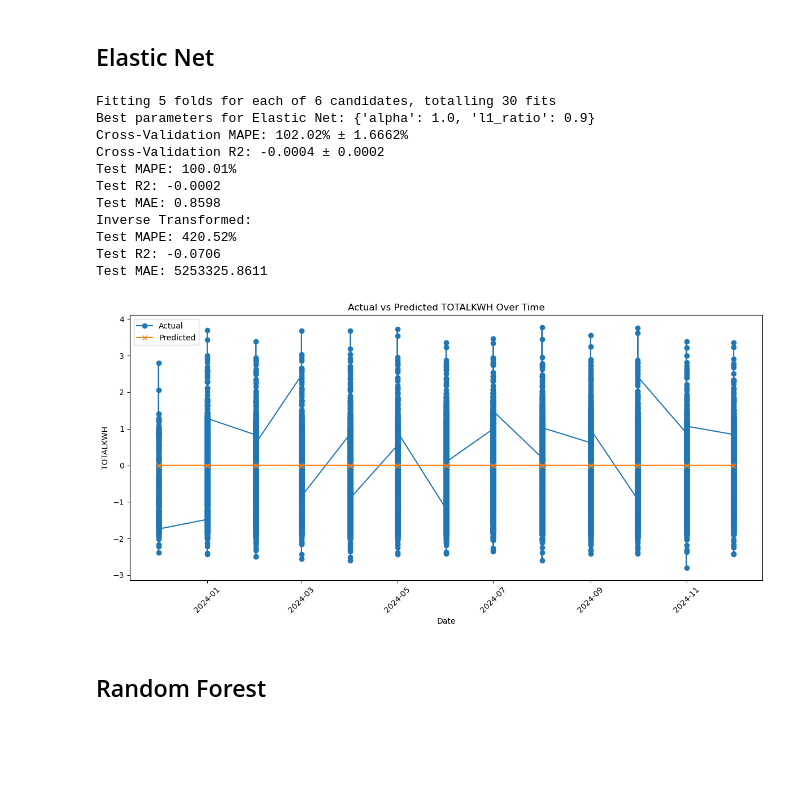
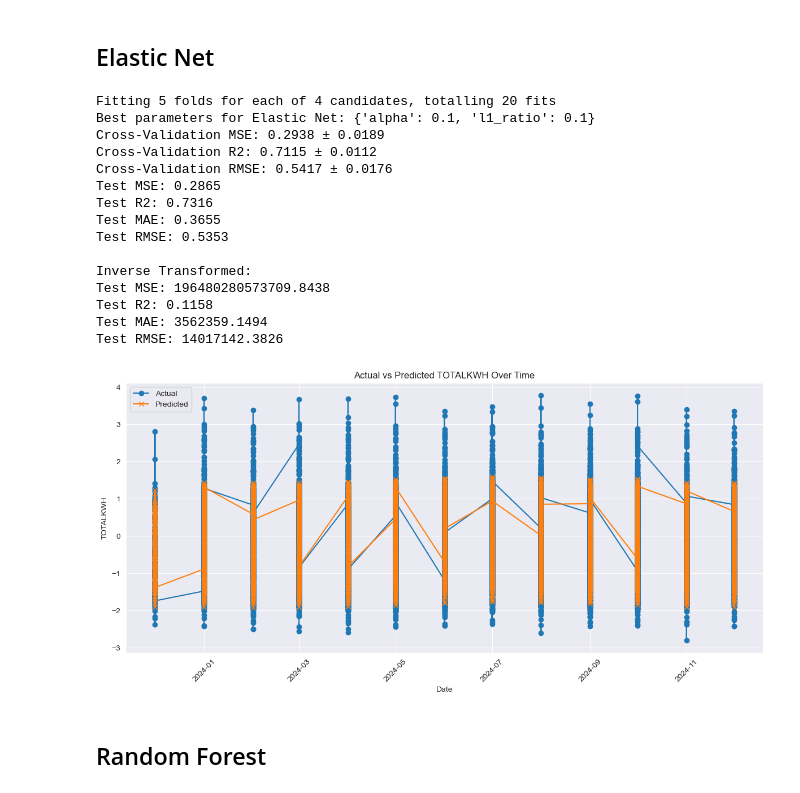
Before and after one commit to kaia-hu/Energy_Load_Forcasting, a Jupyter notebook: time_series_modeling-2.ipynb, the cells around one changed output. Cells and saved outputs as stored; diff of their text form; code cells hidden in the pictures; blank space fills up the shorter version.

```diff
--- a/time_series_modeling-2.ipynb
+++ b/time_series_modeling-2.ipynb
@@ -97,17 +97,18 @@ def train_and_cv(model, param_grid, X_train, y_train, fold, model_name):
     - cv_metrics: dict, cross-validation metrics
     """
     tscv = TimeSeriesSplit(n_splits=fold)
-    mape_scorer = make_scorer(mean_absolute_percentage_error, greater_is_better=False)
+    mse_scorer = make_scorer(mean_squared_error, greater_is_better=False)
     scoring = {
-        'mape': mape_scorer,
-        'r2': 'r2'
+        'mse': mse_scorer,
+        'r2': 'r2',
+        'rmse': 'neg_root_mean_squared_error',
     }
     grid_search = GridSearchCV(
         model,
         param_grid,
         cv=tscv,
         scoring=scoring,
-        refit='mape',
+        refit='rmse',
         n_jobs=-1,
         verbose=3
     )
@@ -122,8 +123,10 @@ def train_and_cv(model, param_grid, X_train, y_train, fold, model_name):
     # Collect cross-validation metrics
     cv_metrics = {
         'model_name': model_name,
-        'mape_cv_mean': -grid_search.cv_results_['mean_test_mape'][best_idx],
-        'mape_cv_std': grid_search.cv_results_['std_test_mape'][best_idx],
+        'mse_cv_mean': -grid_search.cv_results_['mean_test_mse'][best_idx],
+        'mse_cv_std': grid_search.cv_results_['std_test_mse'][best_idx],
+        'rmse_cv_mean': -grid_search.cv_results_['mean_test_rmse'][best_idx],
+        'rmse_cv_std': grid_search.cv_results_['std_test_rmse'][best_idx],
         'r2_cv_mean': grid_search.cv_results_['mean_test_r2'][best_idx],
         'r2_cv_std': grid_search.cv_results_['std_test_r2'][best_idx],
     }
@@ -140,21 +143,23 @@ def evaluate(model, X_test, y_test):
     - y_test: testing labels
 
     Returns:
-    - mape, r2, mae: evaluation metrics
+    - mse, r2, mae: evaluation metrics
     """
     y_pred = model.predict(X_test)
-    mape = mean_absolute_percentage_error(y_test, y_pred)
+    mse = mean_squared_error(y_test, y_pred)
     mae = mean_absolute_error(y_test, y_pred)
+    rmse = root_mean_squared_error(y_test, y_pred)
     r2 = r2_score(y_test, y_pred)
 
     # Inverse transform predictions and actual values
     y_test_original = inverse_yeo_johnson(yeo_Johnson, y_test)
     y_pred_original = inverse_yeo_johnson(yeo_Johnson, y_pred)
-    mape_original = mean_absolute_percentage_error(y_test_original, y_pred_original)
+    mse_original = mean_squared_error(y_test_original, y_pred_original)
     mae_original = mean_absolute_error(y_test_original, y_pred_original)
+    rmse_original = root_mean_squared_error(y_test_original, y_pred_original)
     r2_original = r2_score(y_test_original, y_pred_original)
 
-    return (mape, r2, mae), (mape_original, r2_original, mae_original)
+    return (mse, r2, mae, rmse), (mse_original, r2_original, mae_original, rmse_original)
 
 def modeling(model, dataset, param_grid, fold, model_name):
     """
@@ -166,7 +171,6 @@ def modeling(model, dataset, param_grid, fold, model_name):
     - param_grid: dict, grid of hyperparameters
     - fold: int, number of folds
     - model_name: str, model name
-    - cat_col: list, categorical columns (optional)
 
     Returns:
     - best_model: trained best model
@@ -175,19 +179,22 @@ def modeling(model, dataset, param_grid, fold, model_name):
     X_train, y_train, X_test, y_test = dataset
 
     best_model, metrics_row = train_and_cv(model, param_grid, X_train, y_train, fold, model_name)
-    print(f"Cross-Validation MAPE: {metrics_row['mape_cv_mean'] * 100:.2f}% ± {metrics_row['mape_cv_std'] * 100:.4f}%")
+    print(f"Cross-Validation MSE: {metrics_row['mse_cv_mean']:.4f} ± {metrics_row['mse_cv_std']:.4f}")
     print(f"Cross-Validation R2: {metrics_row['r2_cv_mean']:.4f} ± {metrics_row['r2_cv_std']:.4f}")
+    print(f"Cross-Validation RMSE: {metrics_row['rmse_cv_mean']:.4f} ± {metrics_row['rmse_cv_std']:.4f}")
 
     metrics_test, metrics_test_original = evaluate(best_model, X_test, y_test)
-    mape_test, r2_test, mae_test = metrics_test
-    mape_test_original, r2_test_original, mae_test_original = metrics_test_original
-    print(f"Test MAPE: {mape_test * 100:.2f}%")
+    mse_test, r2_test, mae_test, rmse_test = metrics_test
+    mse_test_original, r2_test_original, mae_test_original, rmse_test_original = metrics_test_original
+    print(f"Test MSE: {mse_test:.4f}")
     print(f"Test R2: {r2_test:.4f}")
     print(f"Test MAE: {mae_test:.4f}")
-    print('Inverse Transformed:')
-    print(f"Test MAPE: {mape_test_original * 100:.2f}%")
+    print(f"Test RMSE: {rmse_test:.4f}")
+    print('\nInverse Transformed:')
+    print(f"Test MSE: {mse_test_original:.4f}")
     print(f"Test R2: {r2_test_original:.4f}")
     print(f"Test MAE: {mae_test_original:.4f}")
+    print(f"Test RMSE: {rmse_test_original:.4f}")
 
     return best_model, metrics_row
 
@@ -242,26 +253,30 @@ Test MAE: 3536064.1416
 # %%
 from sklearn.linear_model import ElasticNet
 elastic_net = ElasticNet(random_state=42)
 param_grid_en = {
-    'alpha': [0.1, 1.0],  # Regularization strength
-    'l1_ratio': [0.1, 0.5, 0.9]  # Mix ratio between L1 and L2 regularization
+    'alpha': [0.1, 0.5],  # Regularization strength
+    'l1_ratio': [0.1, 0.5]  # Mix ratio between L1 and L2 regularization
 }
 best_model, _ = modeling(elastic_net, all_data, param_grid_en, 5, 'Elastic Net')
 
 plot_best_model(best_model, X_test, y_test)
 # %% [output]
-Fitting 5 folds for each of 6 candidates, totalling 30 fits
-Best parameters for Elastic Net: {'alpha': 1.0, 'l1_ratio': 0.9}
-Cross-Validation MAPE: 102.02% ± 1.6662%
-Cross-Validation R2: -0.0004 ± 0.0002
-Test MAPE: 100.01%
-Test R2: -0.0002
-Test MAE: 0.8598
+Fitting 5 folds for each of 4 candidates, totalling 20 fits
+Best parameters for Elastic Net: {'alpha': 0.1, 'l1_ratio': 0.1}
+Cross-Validation MSE: 0.2938 ± 0.0189
+Cross-Validation R2: 0.7115 ± 0.0112
+Cross-Validation RMSE: 0.5417 ± 0.0176
+Test MSE: 0.2865
+Test R2: 0.7316
+Test MAE: 0.3655
+Test RMSE: 0.5353
+
 Inverse Transformed:
-Test MAPE: 420.52%
-Test R2: -0.0706
-Test MAE: 5253325.8611
+Test MSE: 196480280573709.8438
+Test R2: 0.1158
+Test MAE: 3562359.1494
+Test RMSE: 14017142.3826
-[figure, old version]
+[figure, new version]
 # %% [markdown]
 ## Random Forest
 # %%
```
Also changed, not shown: parts of 7 cells of this notebook.
